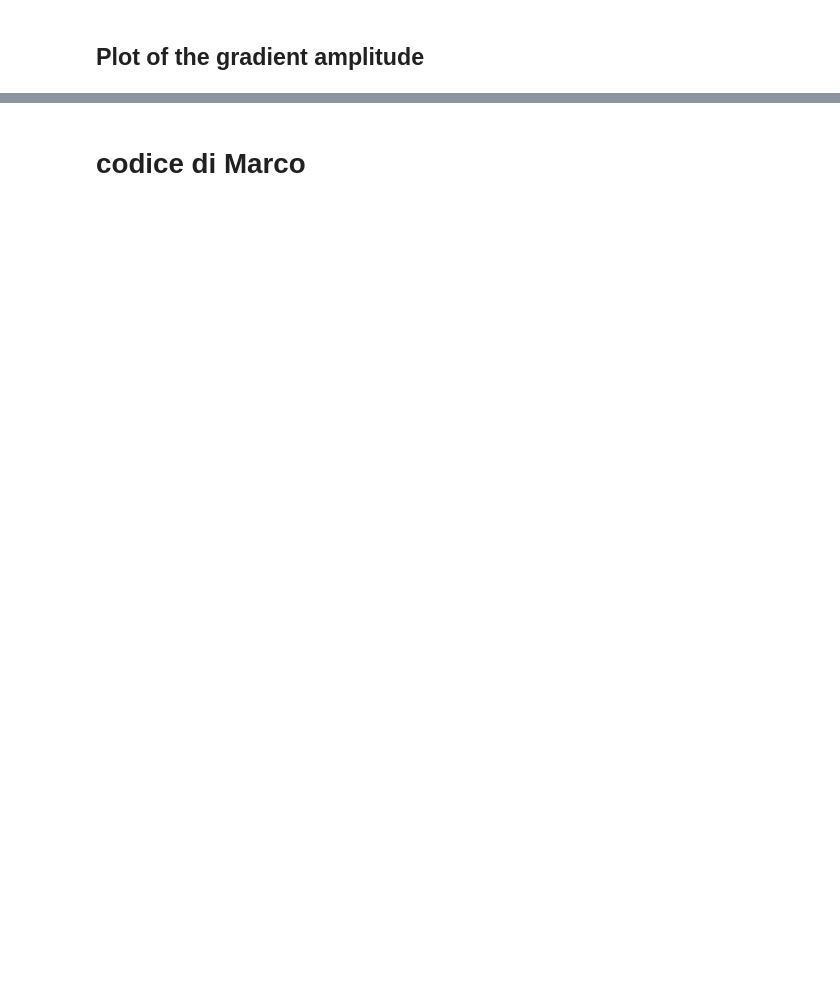
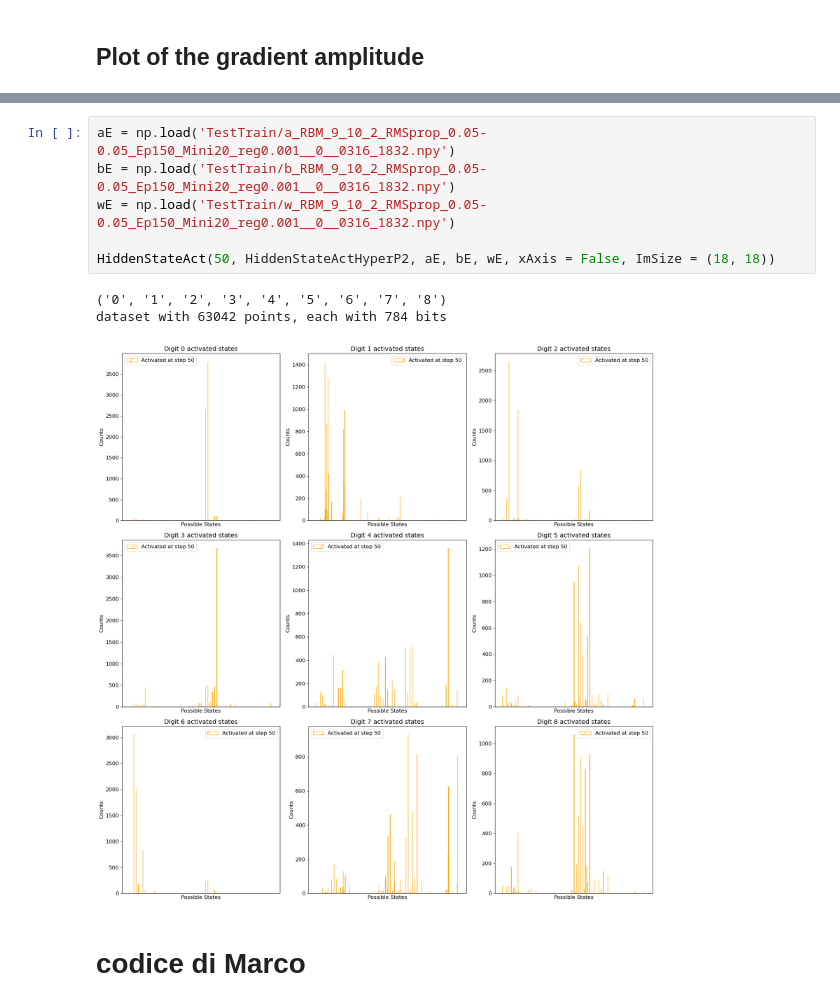
Before and after one commit to FrancescoLR02/LCP-Mod-B-Exercises, a Jupyter notebook: ex2_RBM/RBM_2025_MNIST.ipynb, the cells around one changed output, grey strips where cells are left out. Cells and saved outputs as stored; diff of their text form; blank space fills up the shorter version.

```diff
--- a/ex2_RBM/RBM_2025_MNIST.ipynb
+++ b/ex2_RBM/RBM_2025_MNIST.ipynb
@@ -982,3 +1091,13 @@ plt.show()
+# %%
+aE = np.load('TestTrain/a_RBM_9_10_2_RMSprop_0.05-0.05_Ep150_Mini20_reg0.001__0__0316_1832.npy')
+bE = np.load('TestTrain/b_RBM_9_10_2_RMSprop_0.05-0.05_Ep150_Mini20_reg0.001__0__0316_1832.npy')
+wE = np.load('TestTrain/w_RBM_9_10_2_RMSprop_0.05-0.05_Ep150_Mini20_reg0.001__0__0316_1832.npy')
+
+HiddenStateAct(50, HiddenStateActHyperP2, aE, bE, wE, xAxis = False, ImSize = (18, 18))
+# %% [output]
+('0', '1', '2', '3', '4', '5', '6', '7', '8')
+dataset with 63042 points, each with 784 bits
+[figure, added]
 # %% [markdown]
 # codice di Marco
 # %%
```
Also changed, not shown: parts of 21 cells of this notebook, 15 other files.
